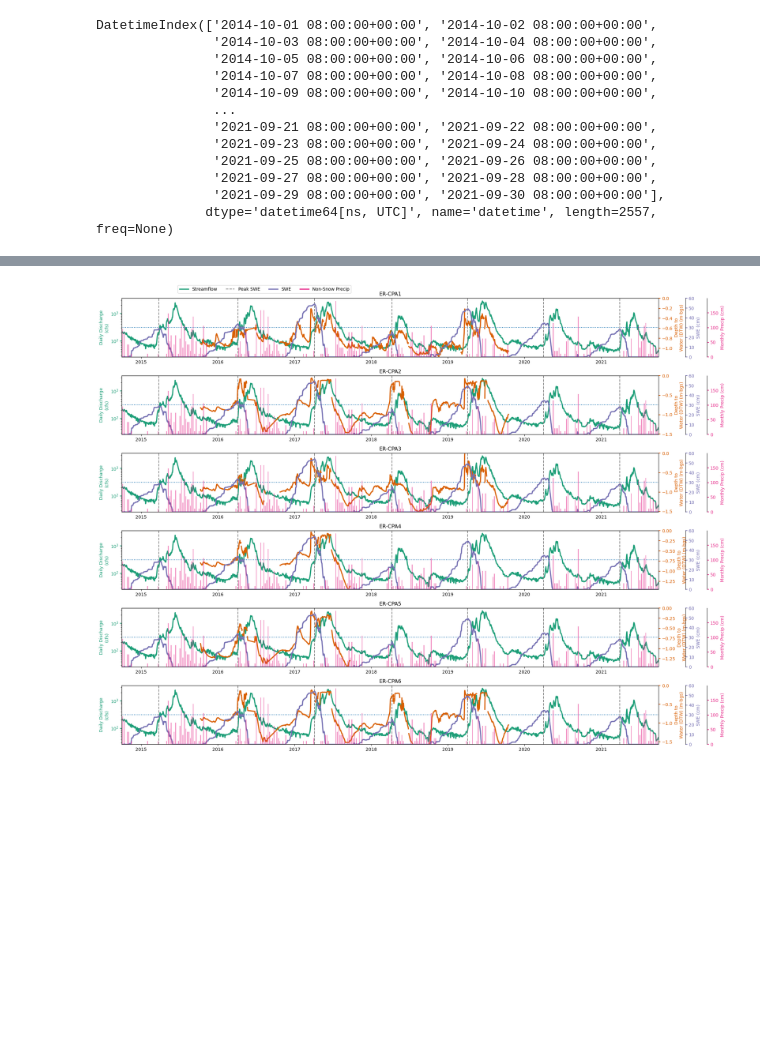
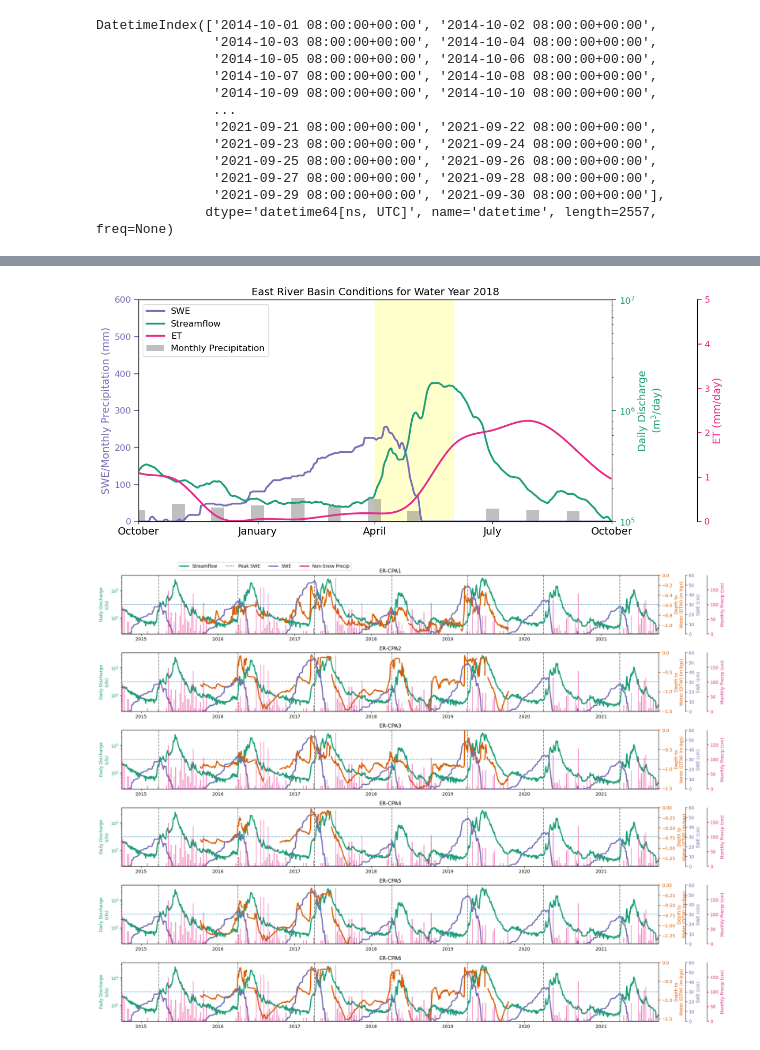
Before and after one commit to dlhogan97/Spring-Precipitation-Effect-CO-River, a Jupyter notebook: notebooks/multisite/figure_sandbox.ipynb, the cells around one changed output, grey strips where cells are left out. Cells and saved outputs as stored; diff of their text form; code cells hidden in the pictures; blank space fills up the shorter version.

```diff
--- a/notebooks/multisite/figure_sandbox.ipynb
+++ b/notebooks/multisite/figure_sandbox.ipynb
@@ -572,4 +510,10 @@ monthly_precipitation = butte_sntl.loc[dt.date(2016,10,1):dt.date(2017,9,30)]['P
 monthly_precipitation = monthly_precipitation.reindex([10, 11, 12, 1, 2, 3, 4, 5, 6, 7, 8, 9])
 # change axis to span october 2016 to september 2017
 monthly_precipitation.index = pd.date_range(dt.date(2016,10,1), dt.date(2017,9,30), freq='MS')
+
+monthly_precipitation_2018 = butte_sntl.loc[dt.date(2017,10,1):dt.date(2018,9,30)]['PRECIPITATON'].groupby(lambda x: x.month).sum()*25.4
+# reorder the axis from 10, 11, 12, 1, 2, 3, 4, 5, 6, 7, 8, 9
+monthly_precipitation_2018 = monthly_precipitation_2018.reindex([10, 11, 12, 1, 2, 3, 4, 5, 6, 7, 8, 9])
+# change axis to span october 2016 to september 2017
+monthly_precipitation_2018.index = pd.date_range(dt.date(2017,10,1), dt.date(2018,9,30), freq='MS')
 # %%
@@ -655,0 +605,78 @@ Text(0.5, 1.0, 'East River Basin Conditions for Water Year 2017')
+# %%
+import pytz
+fig, ax = plt.subplots(nrows=1,figsize=(12,5), tight_layout=True)
+idx_mask = (east_river_discharge_almont_dv.index>dt.date(2014,10,1)) & (east_river_discharge_almont_dv.index<dt.date(2021,10,17))
+colors=['#1b9e77',
+        '#d95f02',
+        '#7570b3',
+        '#e7298a']
+labels = ['Oct 2015', 'Oct 2016','Oct 2017','Oct 2018','Oct 2019','Oct 2020','Oct 2021']
+locs = [dt.date(2015,10,1),dt.date(2016,10,1),dt.date(2017,10,1),dt.date(2018,10,1),dt.date(2019,10,1),dt.date(2020,10,1),dt.date(2021,10,1)]
+non_snow_precip = non_snow_precip.groupby(pd.Grouper(freq='W')).sum()*2.54
+
+tkw = dict(size=6, width=1.5, labelsize=12)
+# Plot discharge
+ax.plot(pd.to_datetime(butte_sntl[butte_sntl['water_year'].isin([2018])].index),
+        butte_sntl[butte_sntl['water_year'].isin([2018])]['SWE']*25.4,
+        color=colors[2],
+        lw=2.5,
+        alpha=1.0,
+        label='SWE')
+ax.set_ylabel('SWE/Monthly Precipitation (mm)', color=colors[2], size=14)
+
+ax.tick_params(axis='y', colors=colors[2], **tkw)
+ax.set_ylim(0,600)
+# add bar plot with monthly precip
+ax.bar(monthly_precipitation_2018.index, monthly_precipitation_2018.values, color='grey', alpha=0.5, width=10, label='Monthly Precipitation')
+
+
+# Plot streamflow
+ax2 = ax.twinx()
+ax2.plot(east_river_discharge_almont_dv[idx_mask].index,
+        (east_river_discharge_almont_dv[idx_mask]*0.0283168*3600*24).rolling(7).mean(), # /760e3
+        color=colors[0],
+        lw=2.5,
+        alpha=1.0)
+ax2.set_yscale('log')
+ax2.set_ylabel('Daily Discharge\n(m$^3$/day)', color=colors[0], size=14)
+ax2.tick_params(axis='y', colors=colors[0], **tkw)
+ax.plot([],[],color=colors[0], alpha=1.0, label='Streamflow',lw=2.5,)
+ax2.set_ylim(10e4,10e6)
+
+# Plot ET
+ax3 = ax.twinx()
+ax3.plot(et_daily_2017.XTIME,
+        et_daily_2017.values,
+        color=colors[3],
+        lw=2.5,
+        alpha=1.0)
+ax3.set_ylabel('ET (mm/day)', color=colors[3], size=14)
+ax3.spines.right.set_position(("axes", 1.18))
+ax3.tick_params(axis='y', colors=colors[3], **tkw)
+ax3.set_ylim(0,5)
+ax.plot([],[],color=colors[3], alpha=1.0, label='ET',lw=2.5,)
+
+# Plot DTW
+# ax4 = ax.twinx()
+# ax4.plot(pd.to_datetime(er_dtw_daily_df_filtered.index),
+#         -er_dtw_daily_df_filtered.mean(axis=1).interpolate().rolling(7).mean(),
+#         label='DTW',
+#         lw=2.5,
+#         color=colors[1])
+# ax4.set_ylabel('Depth to Water\n(m-bgs)', color=colors[1], size=14)
+# ax4.spines.right.set_position(("axes", 1.3))
+# ax4.tick_params(axis='y', colors=colors[1], **tkw)
+# ax4.set_ylim(0,-er_dtw_daily_df_filtered[cols[1]].max())
+# ax4.invert_yaxis()
+# ax.plot([],[],color=colors[1], alpha=1.0, label='Depth to Water',lw=2.5,)
+
+
+# ax.set_title('East River Basin, CO')
+ax.set_xlim(dt.date(2017,10,1),dt.date(2018,10,1))
+ax.set_xticks([dt.date(2017,10,1),dt.date(2018,1,1),dt.date(2018,4,1),dt.date(2018,7,1),dt.date(2018,10,1)])
+# add an axvspan for months 4 to 6
+ax.axvspan(dt.date(2018,4,1), dt.date(2018,6,1), alpha=0.2, color='yellow',zorder=0)
+ax.set_xticklabels(['October', 'January','April','July','October'], size=14)
+ax.legend(ncol=1, loc='upper left', fontsize=12)
+ax.set_title('East River Basin Conditions for Water Year 2018', size=14)
+# %% [output]
@@ -656,3 +684,4 @@ Text(0.5, 1.0, 'East River Basin Conditions for Water Year 2017')
+[figure, added]
 # %%
 import pytz
 fig, axs = plt.subplots(nrows=6,figsize=(20,15), tight_layout=True)
```
Also changed, not shown: parts of 21 cells of this notebook, 1 other file.
